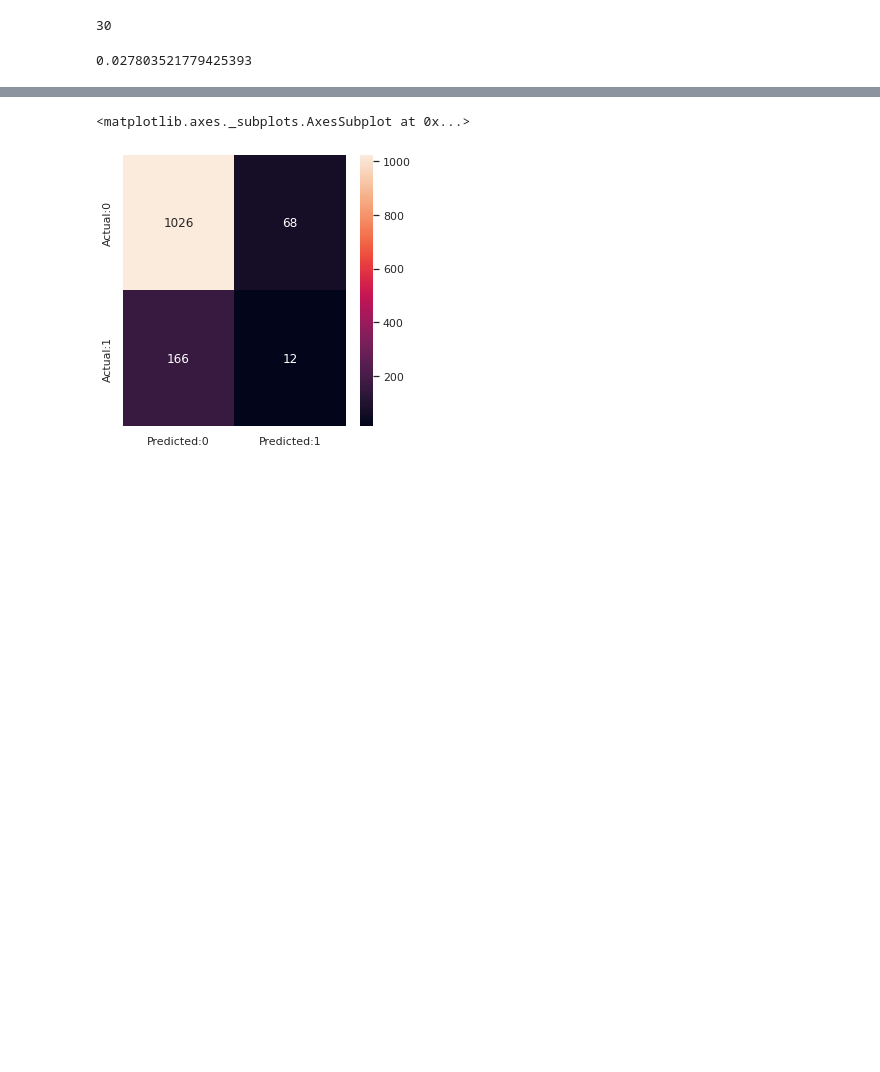
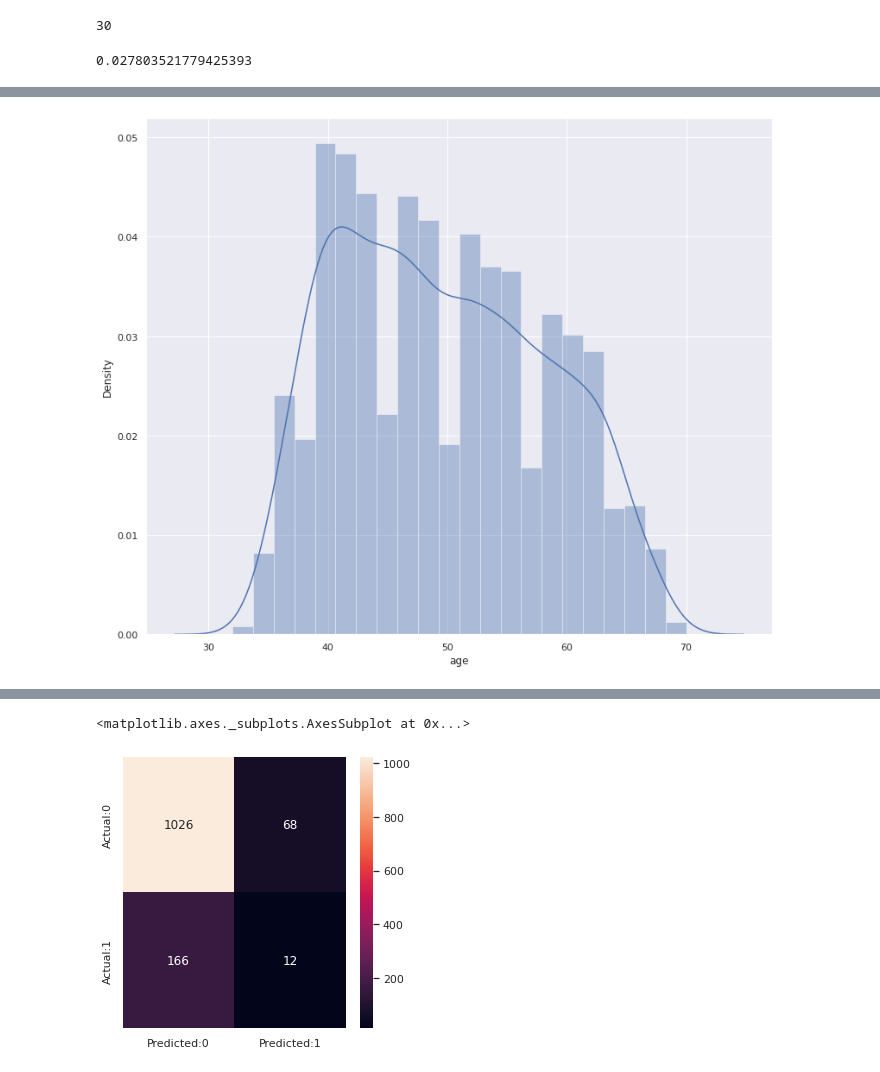
Before and after one commit to npnayak/Credit-Card, a Jupyter notebook: Homework_3.ipynb, the cells around one changed output, grey strips where cells are left out. Cells and saved outputs as stored; diff of their text form; code cells hidden in the pictures; blank space fills up the shorter version.

```diff
--- a/Homework_3.ipynb
+++ b/Homework_3.ipynb
@@ -261,0 +285,4 @@ Generalized Linear Model Regression Results
+# %%
+sns_plot = sns.distplot(df["age"])
+# %% [output]
+[figure, added]
```
Also changed, not shown: parts of 21 cells of this notebook.
